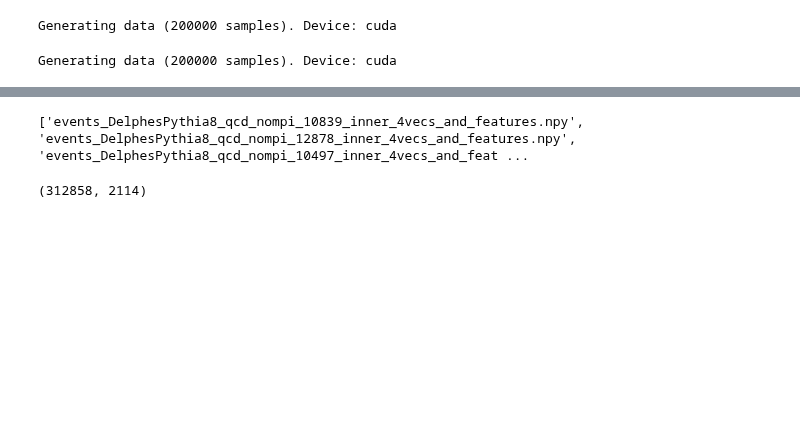
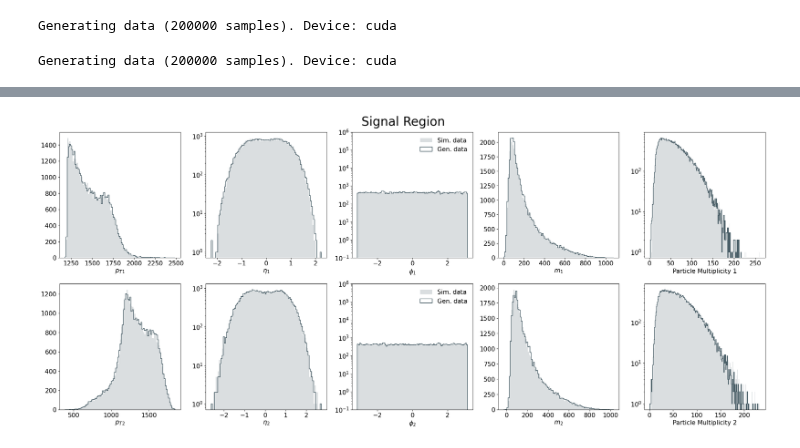
Before and after one commit to ewencedr/particle_fm, a Jupyter notebook: notebooks/25_lhco_full_eval.ipynb, the cells around one changed output, grey strips where cells are left out. Cells and saved outputs as stored; diff of their text form; code cells hidden in the pictures; blank space fills up the shorter version.

Commit message:
cleanup eval notebook

```diff
--- a/notebooks/25_lhco_full_eval.ipynb
+++ b/notebooks/25_lhco_full_eval.ipynb
@@ -988,4 +381,0 @@ load non rel. data and select the same events that were generated
-# %%
-path_nonrel = f"{data_folder}/lhco/final_data/processed_data_background.h5"
-with h5py.File(path_nonrel, "r") as f:
-    particle_data_nonrel = f["constituents"][:]
@@ -1200,9 +381,0 @@ print("Memory in GB:", sum(df.memory_usage(deep=True)) / (1024**3))
-# %%
-with h5py.File(path_final_all, "r") as f:
-    eval_x_rel = f["particle_data_rel_x"][:]
-    eval_y_rel = f["particle_data_rel_y"][:]
-    eval_x_nonrel = f["particle_data_nonrel_x"][:]
-    eval_y_nonrel = f["particle_data_nonrel_y"][:]
-    eval_jet_features_x = f["jet_features_x"][:]
-    eval_jet_features_y = f["jet_features_y"][:]
-    eval_mjj = f["mjj"][:]
@@ -1370,5 +381,0 @@ path_g = "/beegfs/desy/user/ewencedr/data/lhco/generated/lhco-xy-10layer-256late
-# %%
-with h5py.File(path_g, "r") as f:
-    data_particle = f["particle_features"][:]
-    data_raw = f["data_raw"][:]
-    data_jet_feature = f["jet_features"][:]
@@ -1420,6 +381,0 @@ print(data_raw[34491, 1, :])
-# %%
-directory = "/beegfs/desy/user/ewencedr/data/lhco/final_data/Output_DelphesPythia8_AnomalyDetection_v2_qcd_inneronly"
-files = os.listdir(directory)
-print(files)
-# %% [output]
-['events_DelphesPythia8_qcd_nompi_10839_inner_4vecs_and_features.npy', 'events_DelphesPythia8_qcd_nompi_12878_inner_4vecs_and_features.npy', 'events_DelphesPythia8_qcd_nompi_10497_inner_4vecs_and_feat ...
@@ -1434,4 +382,48 @@ full_data = np.concatenate(full_data, axis=0)
-# %%
-print(full_data.shape)
-# %% [output]
-(312858, 2114)
+# %%
+plot_samples = min(n_samples, len(test_data_sr))
+label_map = {
+    "0": r"${p_T}_1$",
+    "1": r"$\eta_1$",
+    "2": r"$\phi_1$",
+    "3": r"$m_1$",
+    "4": "Particle Multiplicity 1",
+    "5": r"${p_T}_2$",
+    "6": r"$\eta_2$",
+    "7": r"$\phi_2$",
+    "8": r"$m_2$",
+    "9": "Particle Multiplicity 2",
+}
+fig, axs = plt.subplots(2, 5, figsize=(25, 11))
+for index, ax in enumerate(axs.reshape(-1)):
+    x_min, x_max = min(
+        np.min(test_data_sr[:plot_samples, index]), np.min(data_jet_feature[:plot_samples, index])
+    ), max(
+        np.max(test_data_sr[:plot_samples, index]), np.max(data_jet_feature[:plot_samples, index])
+    )
+    if index == 4 or index == 9:
+        bin_width = 1
+        bins = range(int(x_min), int(x_max) + bin_width, bin_width)
+    else:
+        bins = 100
+    hist1 = ax.hist(
+        test_data_sr[:plot_samples, index],
+        bins=bins,
+        label="Sim. data",
+        range=[x_min, x_max],
+        alpha=0.5,
+    )
+    ax.hist(
+        data_jet_feature[:plot_samples, index], bins=hist1[1], label="Gen. data", histtype="step"
+    )
+    ax.set_xlabel(f"{label_map[str(index)]}")
+    if index == 1 or index == 2 or index == 4 or index == 6 or index == 7 or index == 9:
+        ax.set_yscale("log")
+    if index == 2 or index == 7:
+        ax.legend(frameon=False)
+        ax.set_ylim(1e-1, 1e6)
+plt.tight_layout()
+plt.suptitle("Signal Region", fontsize=30)
+fig.subplots_adjust(top=0.93)
+plt.show()
+# %% [output]
+[figure, added]
```
Also changed, not shown: parts of 153 cells of this notebook.
